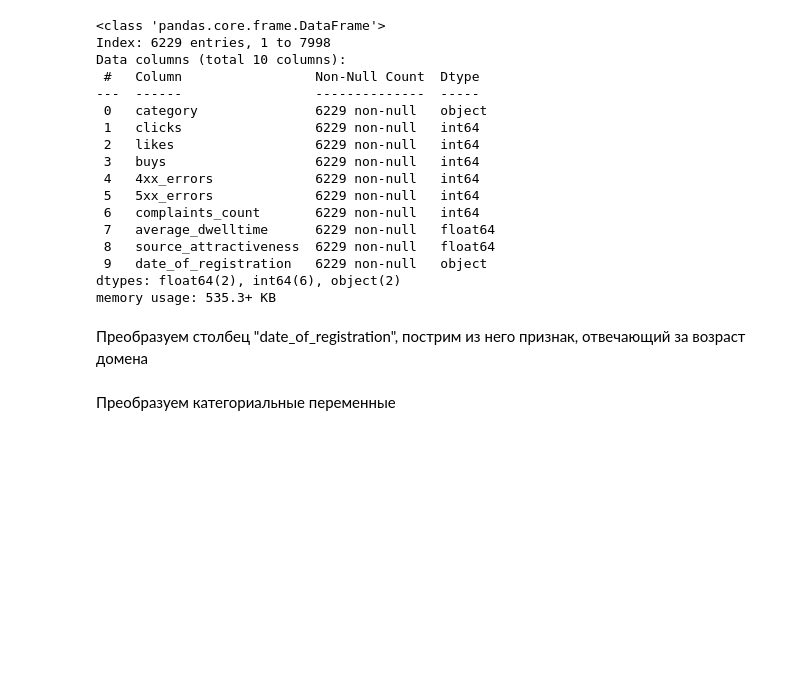
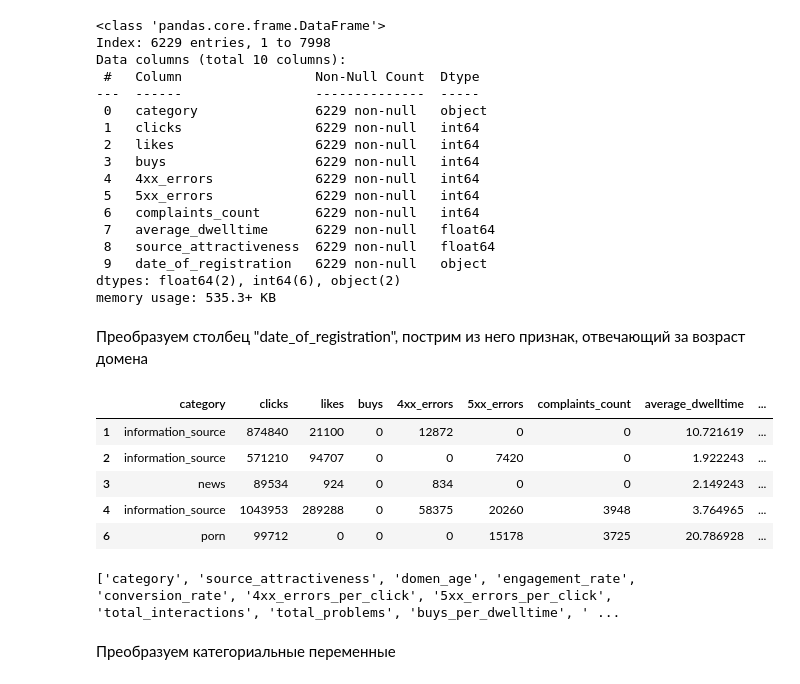
Before and after one commit to anastasia-nemkova/ML_labs, a Jupyter notebook: lab2/SubmitExample.ipynb, the cells around one changed output. Cells and saved outputs as stored; diff of their text form; code cells hidden in the pictures; blank space fills up the shorter version.

```diff
--- a/lab2/SubmitExample.ipynb
+++ b/lab2/SubmitExample.ipynb
@@ -131,3 +130,45 @@ train_df = train_df.drop("date_of_registration", axis=1)
 test_df["date_of_registration"] = pd.to_datetime(test_df["date_of_registration"])
 test_df["domen_age"] = (pd.Timestamp('now') - test_df["date_of_registration"]) / pd.Timedelta(days=365)
 test_df = test_df.drop("date_of_registration", axis=1)
+# %%
+def create_features(df) :
+
+    # Отношение лайков к кликам
+    df['engagement_rate'] = df['likes'] / df['clicks']
+
+    # Коэффициент конверсии
+    df['conversion_rate'] = df['buys'] / df['clicks']
+
+    # Отношение ошибок к кликам
+    df['4xx_errors_per_click'] = df['4xx_errors'] / df['clicks']
+    df['5xx_errors_per_click'] = df['5xx_errors'] / df['clicks']
+
+    # Количество действий на домене
+    df['total_interactions'] = df['clicks'] + df['likes'] + df['buys']
+
+    # Проблемность домена
+    df['total_problems'] = df['4xx_errors'] + df['5xx_errors'] + df['complaints_count']
+
+    # Эффективность домена
+    df['buys_per_dwelltime'] = df['buys'] / df['average_dwelltime']
+    df['likes_per_dwelltime'] = df['likes'] / df['average_dwelltime']
+
+    # Интенсивность активности
+    df['interaction_intensity'] = df['total_interactions'] / df['average_dwelltime']
+
+    # Жалобы на домен
+    df['complaints_per_click'] = df['complaints_count'] / df['clicks']
+
+    return df
+
+train_df = create_features(train_df)
+test_df = create_features(test_df)
+
+train_df.head()
+# %% [output]
+|  | category | clicks | likes | buys | 4xx_errors | 5xx_errors | complaints_count | average_dwelltime | ... |
+| 1 | information_source | 874840 | 21100 | 0 | 12872 | 0 | 0 | 10.721619 | ... |
+| 2 | information_source | 571210 | 94707 | 0 | 0 | 7420 | 0 | 1.922243 | ... |
+| 3 | news | 89534 | 924 | 0 | 834 | 0 | 0 | 2.149243 | ... |
+| 4 | information_source | 1043953 | 289288 | 0 | 58375 | 20260 | 3948 | 3.764965 | ... |
+| 6 | porn | 99712 | 0 | 0 | 0 | 15178 | 3725 | 20.786928 | ... |
@@ -133,0 +188,4 @@ test_df = test_df.drop("date_of_registration", axis=1)
+# %%
+print(train_df.columns.tolist())
+# %% [output]
+['category', 'source_attractiveness', 'domen_age', 'engagement_rate', 'conversion_rate', '4xx_errors_per_click', '5xx_errors_per_click', 'total_interactions', 'total_problems', 'buys_per_dwelltime', ' ...
```
Also changed, not shown: parts of 22 cells of this notebook, 1 other file.
